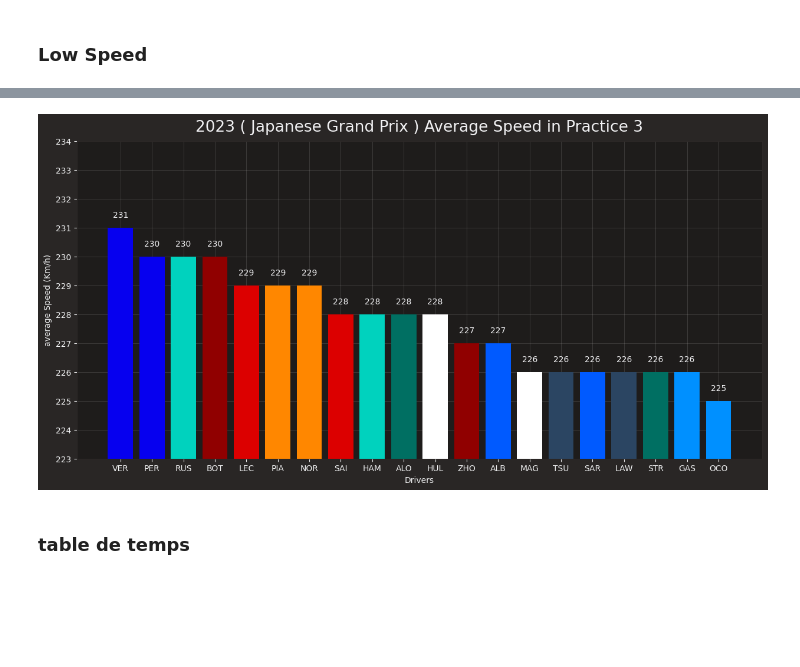
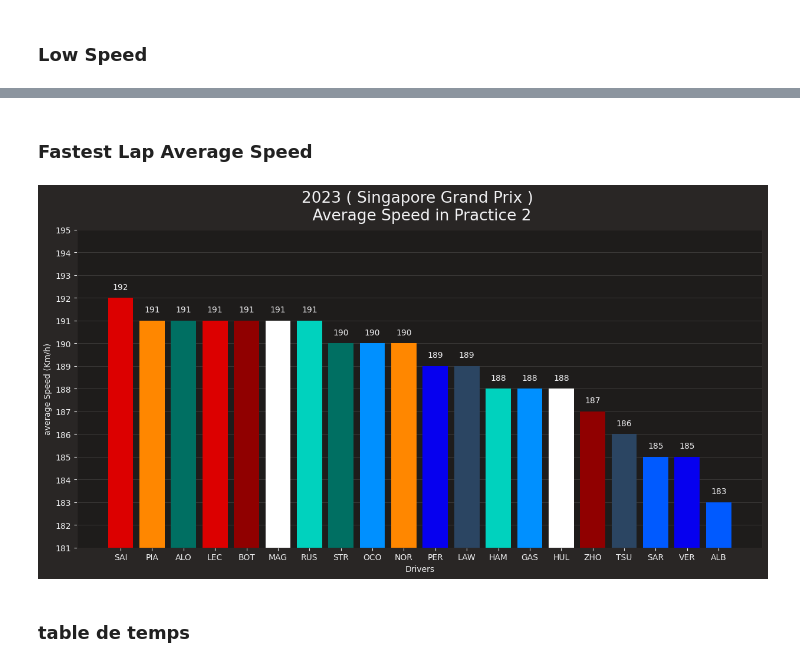
Before and after one commit to RACIM01/F1_Data_Analysing_RCM, a Jupyter notebook: Practice.ipynb, the cells around one changed output, grey strips where cells are left out. Cells and saved outputs as stored; diff of their text form; code cells hidden in the pictures; blank space fills up the shorter version.

Commit message:
Fixing Practice Plot 70%

```diff
--- a/Practice.ipynb
+++ b/Practice.ipynb
@@ -19,3 +18,3 @@ fastf1.plotting.setup_mpl(mpl_timedelta_support=False, misc_mpl_mods=False)
 # %%
-ses = 3
+ses = 2
 race = 16
@@ -59,6 +101,2 @@ core           INFO     Finished loading data for 20 drivers: ['1', '63', '55',
 # %% [markdown]
 ### gap fastest lap
-# %%
-max_lap = int(session.laps["LapNumber"].max())
-# max_lap_time = int(session.laps["LapTime"].dt.total_seconds().max())
-drivers = session.drivers
@@ -88,3 +103 @@ fastest_lap["Gap"] = fastest_lap["LapTimeS"]-fastest_lap["LapTimeS"].min()
-# %%
-drivers = fastest_lap["DriverNumber"].values
 # %%
@@ -161,10 +159,12 @@ laps_session = pd.merge(laps_session, df_compoundcolor, left_on='Compound', righ
 # %% [markdown]
 ### Graph Pace Practice
 # %%
-
-
-
-
+laps_session = session.laps.pick_wo_box()
+laps_session = laps_session[["DriverNumber","Driver","LapNumber","LapStartDate","Compound","LapTime","TyreLife","Stint"]]
+laps_session["LapTimeS"] = laps_session["LapTime"].dt.total_seconds()
+laps_session["LapStartDate"] = pd.to_datetime(laps_session["LapStartDate"])
+laps_session["LapStartDateM"] = laps_session["LapStartDate"].dt.strftime('%H:%M')
+laps_session = pd.merge(laps_session, compoundcolor, on='Compound')
 
 # ploting the lap time
 
@@ -193,7 +193,7 @@ locator = mdates.MinuteLocator(interval=5)
 plt.gca().xaxis.set_major_locator(locator)
 
 # Customize the plot
-plt.title('2023 ( '+session.event["EventName"]+') Practice '+str(ses))
+plt.title('2023 ( '+session.event["EventName"]+') \n Practice '+str(ses)+' Session')
 plt.xlabel('session time')
 plt.ylabel('Seconds Gap')
 
@@ -431,26 +358,61 @@ Use `Driver['FirstName']` or `Driver.FirstName` instead.
+# %% [markdown]
+### Fastest Lap Average Speed
 # %%
+driver_list = []
+DriverAB_list = []
+avg_speed_list = []
+color_list = []
+
+for i in drivers:
+    if laps.pick_driver(i).empty:
+        print("The DataFrame is empty")
+    else:
+        max_speed = laps.pick_driver(i).pick_fastest().get_car_data()
+        avg_Speed = round(max_speed["Speed"].mean())
+
+        driver_list.append(i)
+        DriverAB_list.append(session.get_driver(i)[["Abbreviation"]].values[0])
+        avg_speed_list.append(avg_Speed)
+        color_list.append(fastf1.plotting.team_color(session.get_driver(i)["TeamName"]))
+
+df_avg_speed = pd.DataFrame({
+    'DriverNumber': driver_list,
+    'Driver': DriverAB_list,
+    'AvgSpeed': avg_speed_list,
+    'Color': color_list
+})
+
+
+df_avg_speed = df_avg_speed.sort_values(by='AvgSpeed', ascending=False)
+
+
+# ploting the average speed
+
+
 plt.figure(figsize=(15, 7))
 x = df_avg_speed["Driver"].reset_index(drop=True)
 y = df_avg_speed["AvgSpeed"].reset_index(drop=True)
 
 # Create the bar plot
 plt.bar(x, y,color = df_avg_speed["Color"])
 
 # Add labels and title
 plt.xlabel('Drivers')
 plt.ylabel('average Speed (Km/h)')
-plt.title('2023 ( '+session.event["EventName"]+' ) Average Speed in Practice '+str(ses))
+plt.title('2023 ( '+session.event["EventName"]+' ) \n Average Speed in Practice '+str(ses))
 plt.yticks(range(0, 250, 1))
 plt.ylim(y.min()-2, y.max()+3)
 # Add text annotations on top of bars
 for i in range(len(x)):
     plt.text(i, y.loc[i]+0.3, str(y.loc[i]), ha='center', va='bottom')
 
-plt.grid(True, alpha=0.2)
+plt.grid(axis='y', alpha=0.2)
+
+plt.savefig('C:/Users/GTR/Pictures/Graphes/Practice/avg_Speed_'+session.event["Session"+str(ses)]+'.png', dpi=200, bbox_inches='tight')
 
 # Display the plot
 plt.show()
 # %% [output]
-[figure, old version]
+[figure, new version]
 # %% [markdown]
 ### table de temps
```
Also changed, not shown: parts of 42 cells of this notebook, 1 other file.
